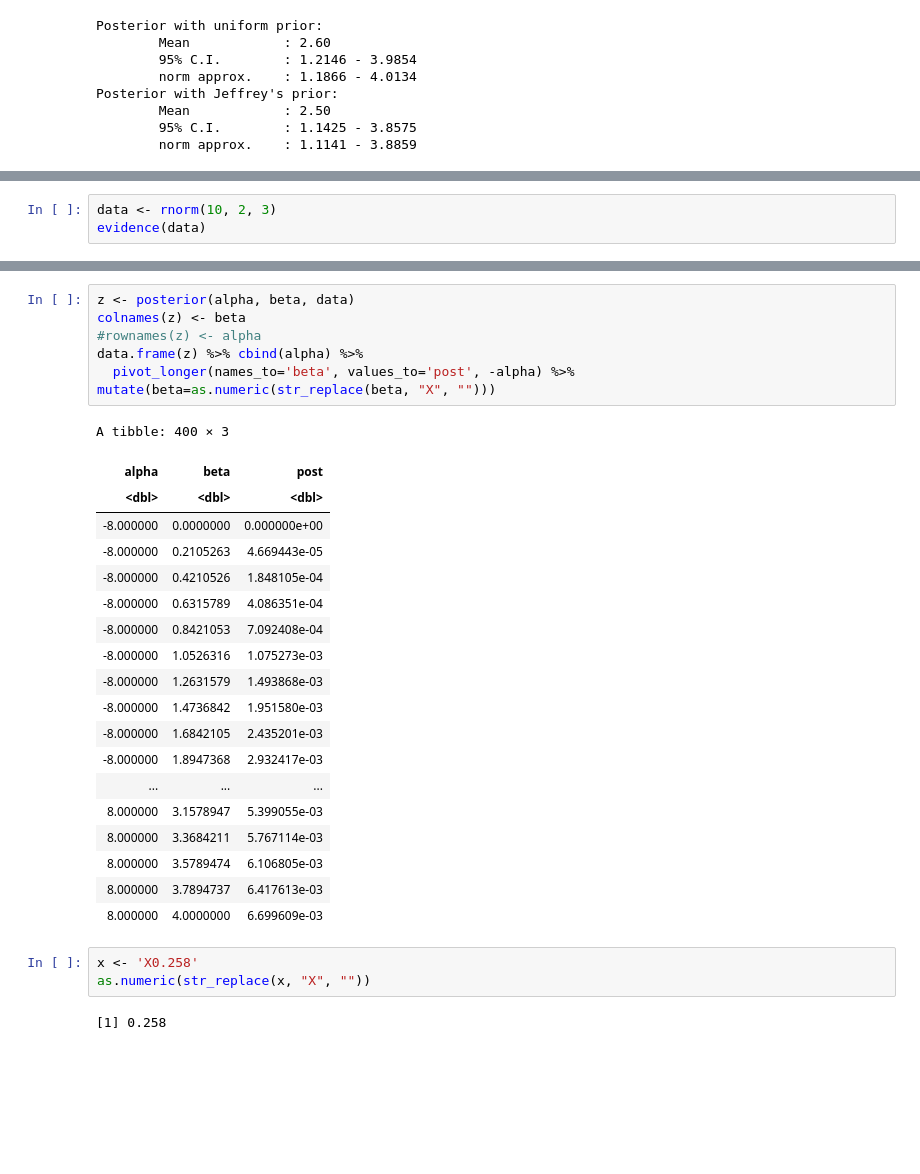
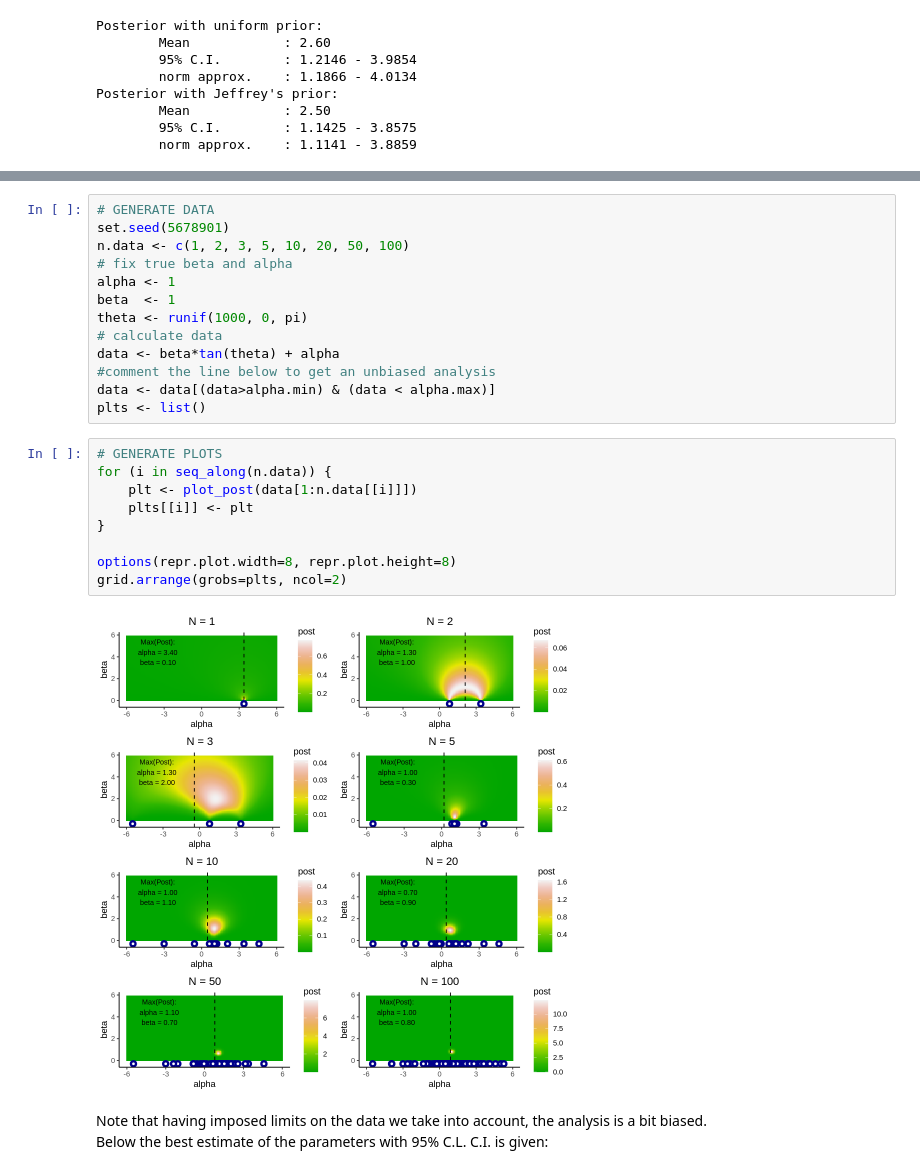
Before and after one commit to c0pp1/AS4PA-Rlab, a Jupyter notebook: rlab05/rlab05.ipynb, the cells around one changed output, grey strips where cells are left out. Cells and saved outputs as stored; diff of their text form; blank space fills up the shorter version.

```diff
--- a/rlab05/rlab05.ipynb
+++ b/rlab05/rlab05.ipynb
@@ -232,4 +244 @@ posterior <- function( alpha, beta, data ) {
 }
-# %%
-data <- rnorm(10, 2, 3)
-evidence(data)
@@ -301,31 +277,27 @@ A matrix: 20 × 20 of type dbl
-# %%
-z <- posterior(alpha, beta, data)
-colnames(z) <- beta
-#rownames(z) <- alpha
-data.frame(z) %>% cbind(alpha) %>%
-  pivot_longer(names_to='beta', values_to='post', -alpha) %>% mutate(beta=as.numeric(str_replace(beta, "X", "")))
-# %% [output]
-A tibble: 400 × 3
-| alpha | beta | post |
-| <dbl> | <dbl> | <dbl> |
-| -8.000000 | 0.0000000 | 0.000000e+00 |
-| -8.000000 | 0.2105263 | 4.669443e-05 |
-| -8.000000 | 0.4210526 | 1.848105e-04 |
-| -8.000000 | 0.6315789 | 4.086351e-04 |
-| -8.000000 | 0.8421053 | 7.092408e-04 |
-| -8.000000 | 1.0526316 | 1.075273e-03 |
-| -8.000000 | 1.2631579 | 1.493868e-03 |
-| -8.000000 | 1.4736842 | 1.951580e-03 |
-| -8.000000 | 1.6842105 | 2.435201e-03 |
-| -8.000000 | 1.8947368 | 2.932417e-03 |
-| ... | ... | ... |
-| 8.000000 | 3.1578947 | 5.399055e-03 |
-| 8.000000 | 3.3684211 | 5.767114e-03 |
-| 8.000000 | 3.5789474 | 6.106805e-03 |
-| 8.000000 | 3.7894737 | 6.417613e-03 |
-| 8.000000 | 4.0000000 | 6.699609e-03 |
-# %%
-x <- 'X0.258'
-as.numeric(str_replace(x, "X", ""))
-# %% [output]
-[1] 0.258
+# %%
+# GENERATE DATA
+set.seed(5678901)
+n.data <- c(1, 2, 3, 5, 10, 20, 50, 100)
+# fix true beta and alpha
+alpha <- 1
+beta  <- 1
+theta <- runif(1000, 0, pi)
+# calculate data
+data <- beta*tan(theta) + alpha
+#comment the line below to get an unbiased analysis
+data <- data[(data>alpha.min) & (data < alpha.max)]
+plts <- list()
+# %%
+# GENERATE PLOTS
+for (i in seq_along(n.data)) {
+    plt <- plot_post(data[1:n.data[[i]]])
+    plts[[i]] <- plt
+}
+
+options(repr.plot.width=8, repr.plot.height=8)
+grid.arrange(grobs=plts, ncol=2)
+# %% [output]
+[figure, added]
+# %% [markdown]
+Note that having imposed limits on the data we take into account, the analysis is a bit biased.
+Below the best estimate of the parameters with 95% C.L. C.I. is given:
```
Also changed, not shown: parts of 16 cells of this notebook.
